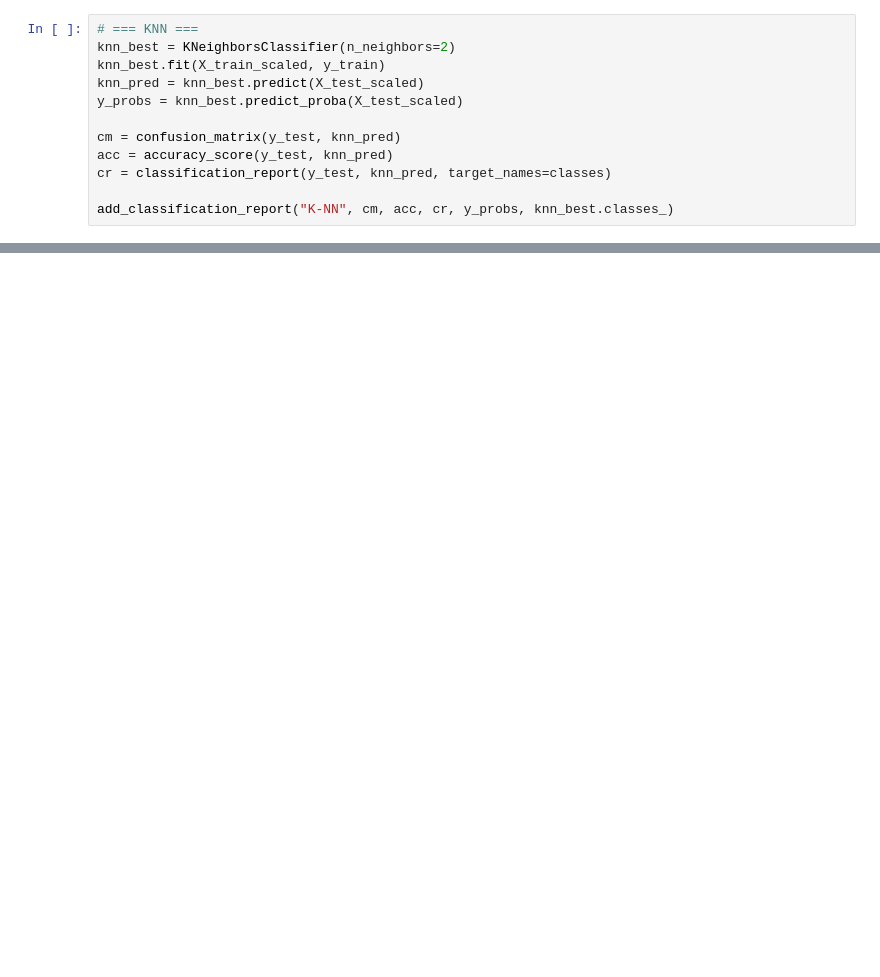
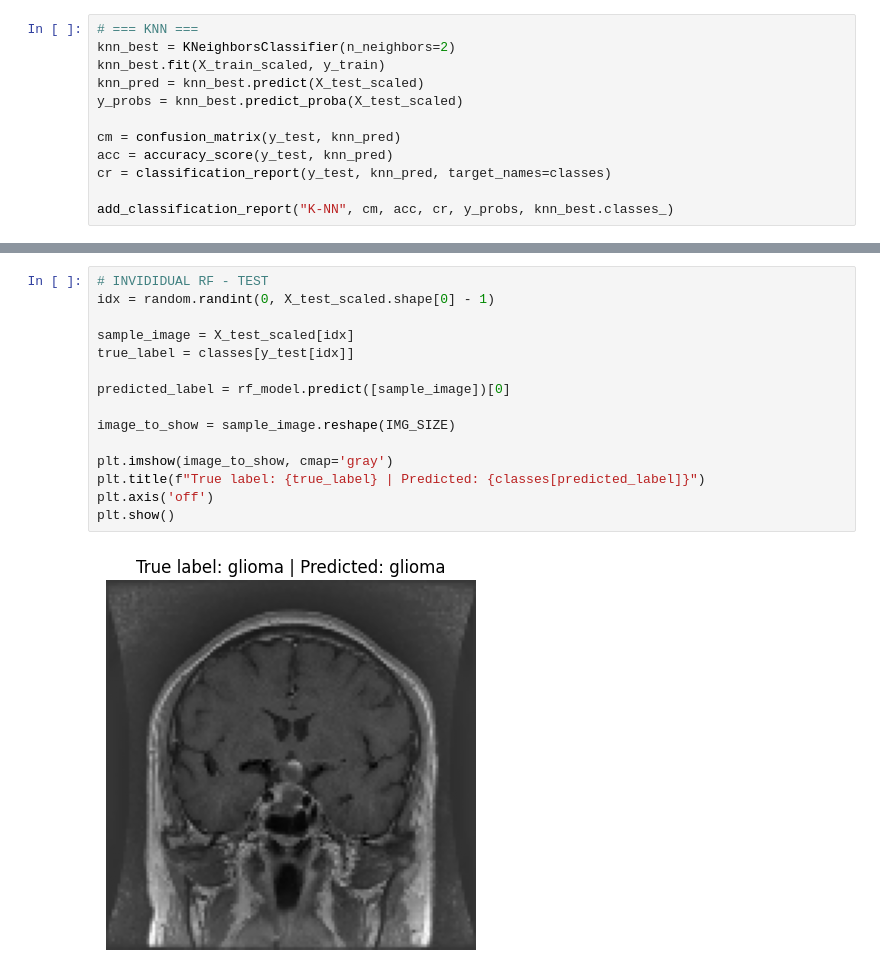
Before and after one commit to JamesScottCode/brain-tumor-detection, a Jupyter notebook: models.ipynb, the cells around one changed output, grey strips where cells are left out. Cells and saved outputs as stored; diff of their text form; blank space fills up the shorter version.

```diff
--- a/models.ipynb
+++ b/models.ipynb
@@ -507,0 +627,17 @@ display_classification_reports(True)
+# %%
+# INVIDIDUAL RF - TEST
+idx = random.randint(0, X_test_scaled.shape[0] - 1)
+
+sample_image = X_test_scaled[idx]
+true_label = classes[y_test[idx]]
+
+predicted_label = rf_model.predict([sample_image])[0]
+
+image_to_show = sample_image.reshape(IMG_SIZE)
+
+plt.imshow(image_to_show, cmap='gray')
+plt.title(f"True label: {true_label} | Predicted: {classes[predicted_label]}")
+plt.axis('off')
+plt.show()
+# %% [output]
+[figure, added]
```
Also changed, not shown: parts of 13 cells of this notebook.
